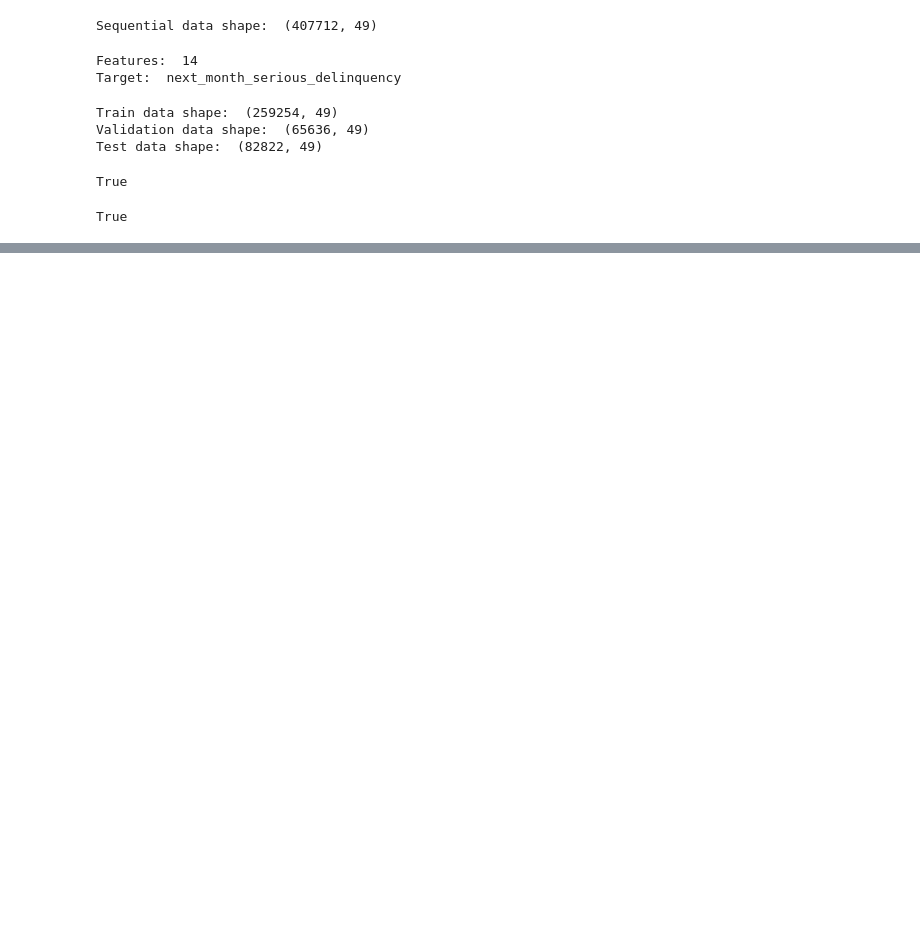
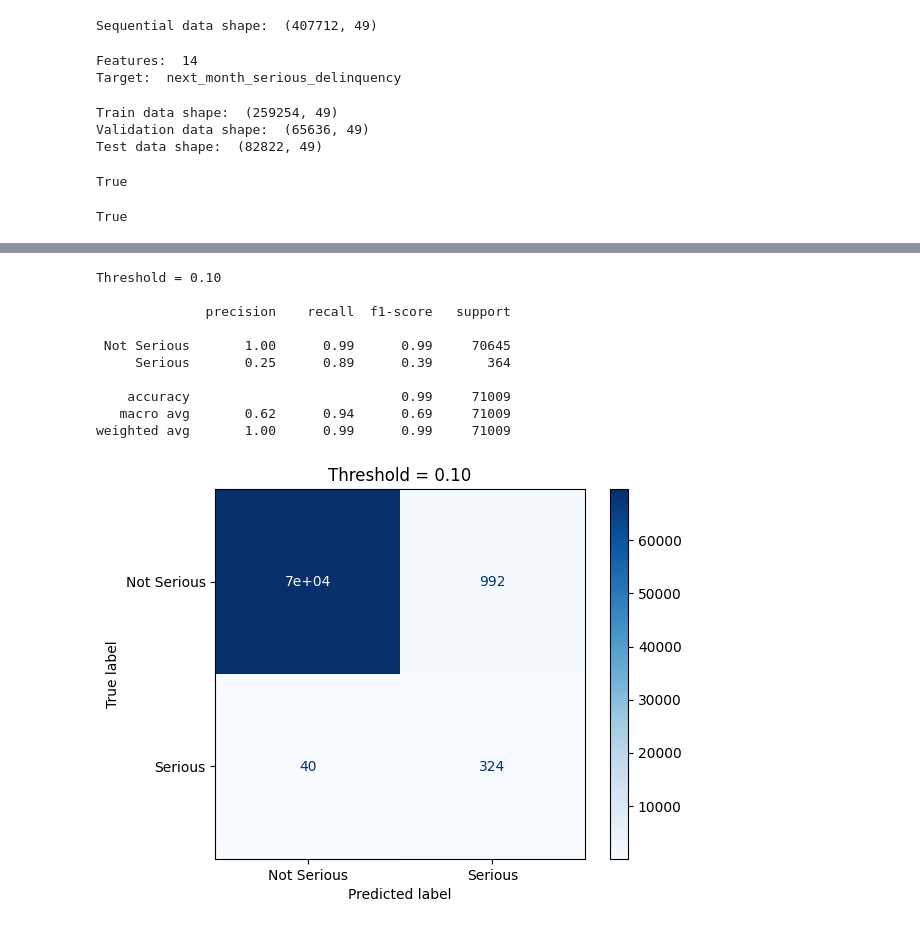
Before and after one commit to gianellarobles/ML_Finance_Project, a Jupyter notebook: code.ipynb, the cells around one changed output, grey strips where cells are left out. Saved outputs shown, nothing was run; the diff lists cells and outputs as text; code cells hidden in the pictures; blank space fills up the shorter version.

```diff
--- a/code.ipynb
+++ b/code.ipynb
@@ -936,0 +1279,52 @@ y test shape:  (963,)
+# %%
+#Model 2 - Threshold Adjustment Random Forest
+
+threshold = 0.10
+
+threshold_pred = (
+    baseline_prob >= threshold
+).astype(int)
+
+#metrics
+print("Threshold = 0.10\n")
+
+print(classification_report(
+    y_test_seq,
+    threshold_pred,
+    target_names=[
+        "Not Serious",
+        "Serious"
+    ]
+))
+
+#confusion matrix for threshold adjustment model
+cm = confusion_matrix(
+    y_test_seq,
+    threshold_pred
+)
+
+disp = ConfusionMatrixDisplay(
+    confusion_matrix=cm,
+    display_labels=[
+        "Not Serious",
+        "Serious"
+    ]
+)
+
+disp.plot(cmap="Blues")
+
+plt.title("Threshold = 0.10")
+
+plt.show()
+# %% [output]
+Threshold = 0.10
+
+              precision    recall  f1-score   support
+
+ Not Serious       1.00      0.99      0.99     70645
+     Serious       0.25      0.89      0.39       364
+
+    accuracy                           0.99     71009
+   macro avg       0.62      0.94      0.69     71009
+weighted avg       1.00      0.99      0.99     71009
+[figure, added]
```
Also changed, not shown: parts of 18 cells of this notebook.
